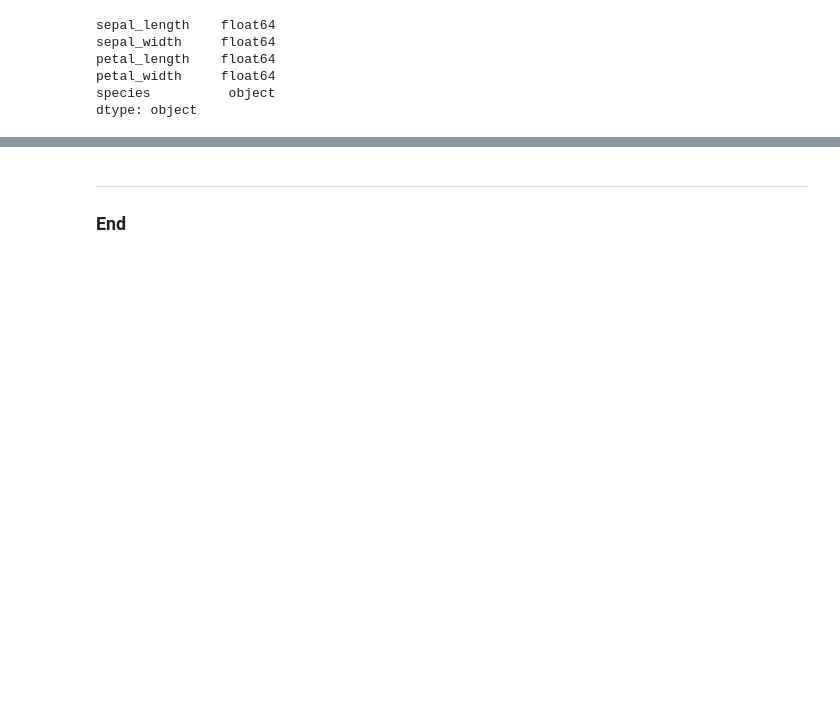
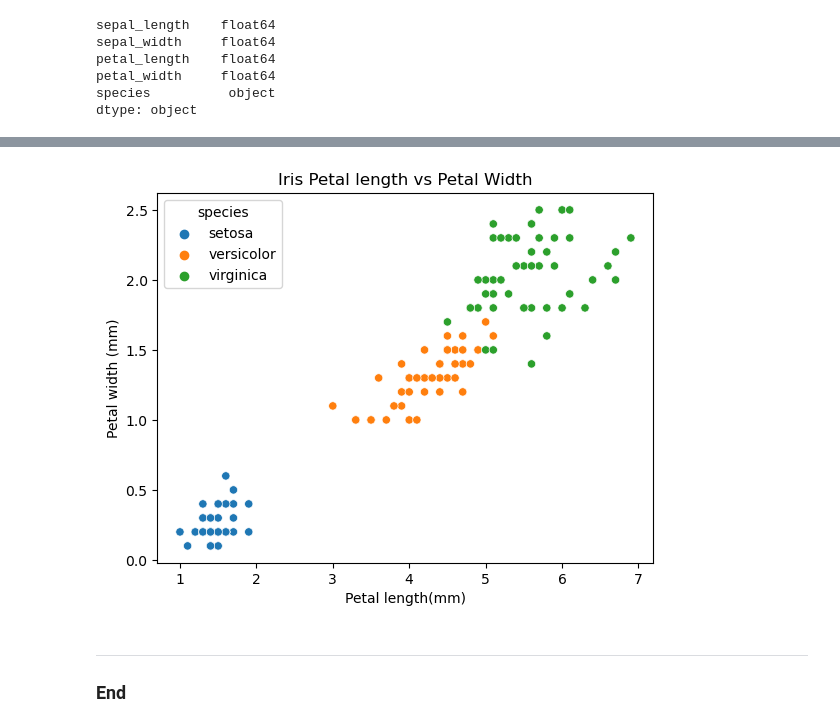
Before and after one commit to nataliia-dragunova/pands-project, a Jupyter notebook: iris.ipynb, the cells around one changed output, grey strips where cells are left out. Saved outputs shown, nothing was run; the diff lists cells and outputs as text; code cells hidden in the pictures; blank space fills up the shorter version.

```diff
--- a/iris.ipynb
+++ b/iris.ipynb
@@ -91,3 +130,16 @@ dtype: object
+# %%
+# Creating a scatter plot in seaborn
+
+sns.scatterplot(data= iris_df, x='petal_length', y='petal_width', hue ='species')
+
+# Set labels and title
+plt.xlabel('Petal length(mm)')
+plt.ylabel('Petal width (mm)')
+plt.title('Iris Petal length vs Petal Width')
+
+plt.show()
+# %% [output]
+[figure, added]
 # %% [markdown]
 ***
 
```
Also changed, not shown: parts of 9 cells of this notebook, 1 other file.
